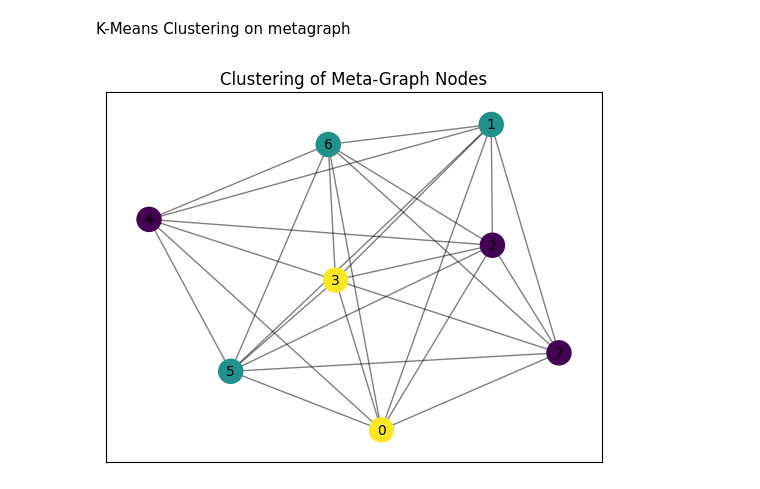
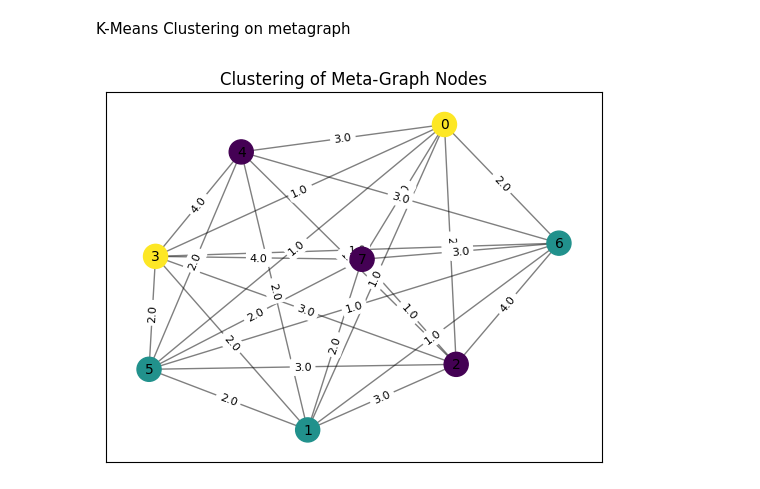
Before and after one commit to huangderful/hrwgnn, a Jupyter notebook: main.ipynb, the cells around one changed output. Saved outputs shown, nothing was run; the diff lists cells and outputs as text; code cells hidden in the pictures.

Commit message:
updated clustering to add weights

```diff
--- a/main.ipynb
+++ b/main.ipynb
@@ -550,27 +550,32 @@ K-Means Clustering on metagraph
 # %%
 from sklearn.cluster import KMeans
 from sklearn.decomposition import PCA
 
 # use metagraph adjacency matrix as node features
 node_features = graph_dist_adj_matrix
 
 # apply PCA for dimensionality reduction
 pca = PCA(n_components=2)  # Reduce to 2 components for visualization
 reduced_features = pca.fit_transform(node_features)
 
 # apply clustering
 num_clusters = 3
 kmeans = KMeans(n_clusters=num_clusters, random_state=42)
 cluster_labels = kmeans.fit_predict(reduced_features)
 
 # visualize metagraph with cluster labels
 pos = nx.spring_layout(G)  # Spring layout for visualization
 nx.draw_networkx_nodes(G, pos, node_color=cluster_labels, cmap='viridis', node_size=300)
 nx.draw_networkx_edges(G, pos, alpha=0.5)
 
+# Draw edge labels (weights)
+weights = nx.get_edge_attributes(G, "weight")
+nx.draw_networkx_edge_labels(G, pos, edge_labels=weights, font_size=8)
+
+
 # Add labels (optional)
 nx.draw_networkx_labels(G, pos, font_size=10)
 plt.title("Clustering of Meta-Graph Nodes")
 plt.show()
 # %% [output]
-[figure, old version]
+[figure, new version]
```
